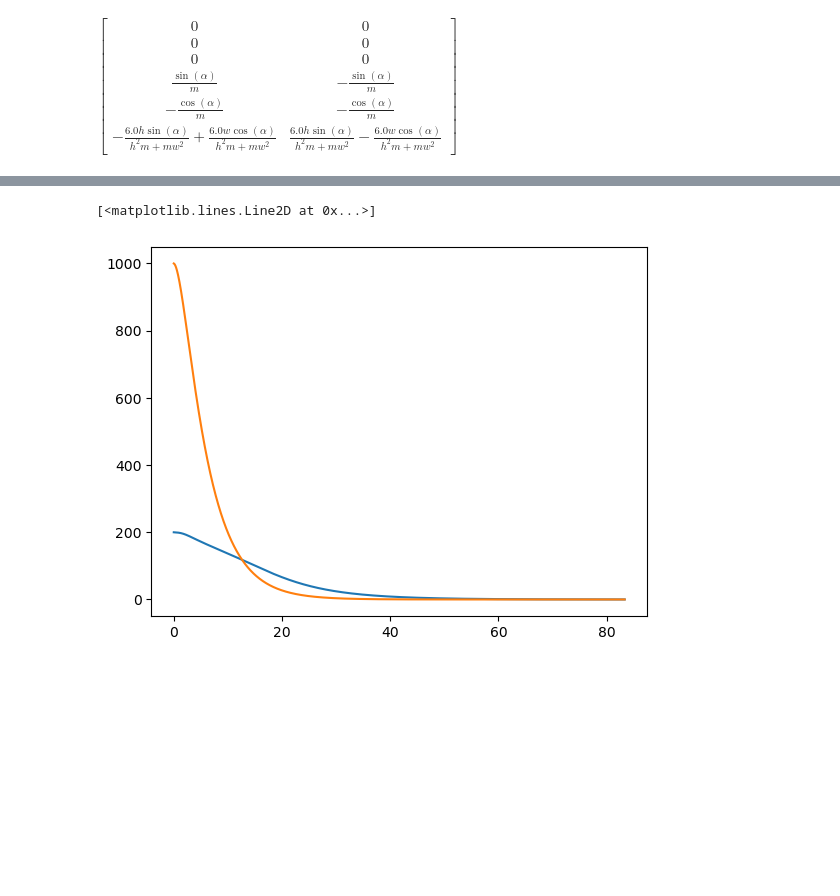
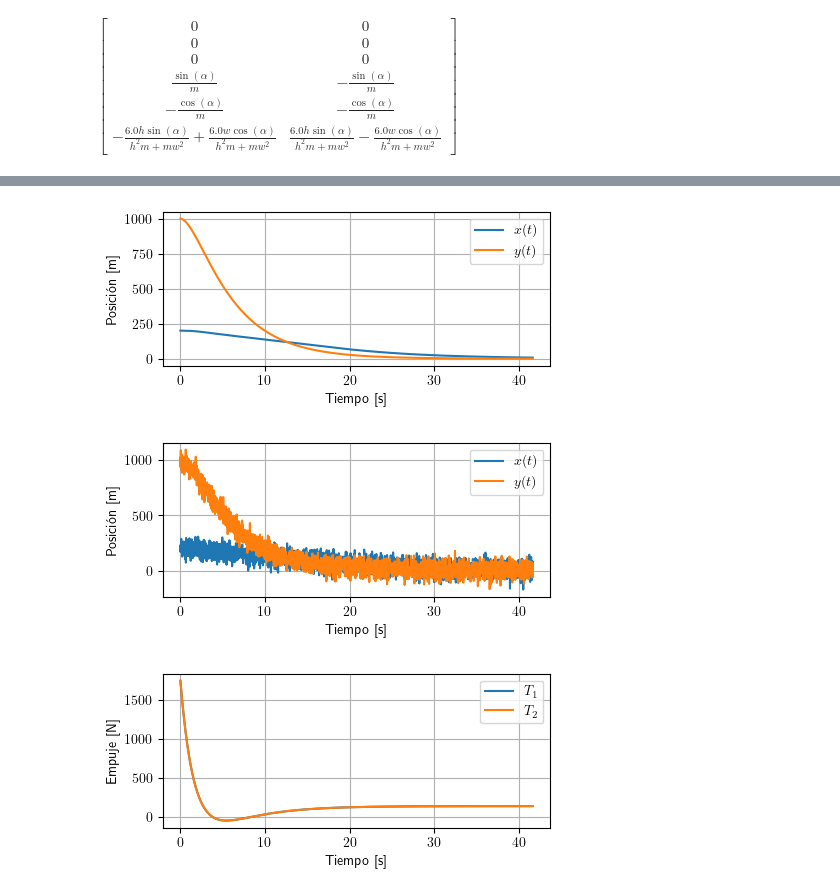
Before and after one commit to qgerman2/ecasa2, a Jupyter notebook: lab.ipynb, the cells around one changed output, grey strips where cells are left out. Saved outputs shown, nothing was run; the diff lists cells and outputs as text; code cells hidden in the pictures; blank space fills up the shorter version.

```diff
--- a/lab.ipynb
+++ b/lab.ipynb
@@ -3,18 +3,24 @@ import numpy as np
 from scipy import signal
 from sympy import *
 import matplotlib.pyplot as plt
+plt.rcParams['text.usetex'] = True
 from numpy.random import randn
 from filterpy.kalman import KalmanFilter
 import eom2js
 
 def disp(name: str, symbol: Symbol):
     display(Eq(Dummy(name), symbol, evaluate=False))
+    print(latex(Eq(Dummy(name), symbol, evaluate=False), mode="equation*"))
 
 def mateq2list(lhs: Matrix, rhs: Matrix):
     L = []
     for i in range(lhs.rows):
         L.append(Eq(lhs[i], rhs[i], evaluate=False))
     return L
+
+def latexprint(expr):
+    display(expr)
+    return print(latex(expr, mode="equation*"))
 # %%
 m = symbols("m")
 T1, T2 = symbols("T1 T2")
@@ -172,20 +182,51 @@ x = np.array([
 # Arrays que almacenan el estado real, tiempo
 xs = []
 ts = []
+zs = []
+us = []
 
 # Simulación
 timestep = 1/60
-for i in range(5000):
+for i in range(2500):
 	t = i * timestep
 	ts.append(t)
 	u = np.dot(-K.gain_matrix, x)
+	us.append(u + control_offset)
 	x = x + [xk * timestep for xk in fun(t, x, u)]
 	xs.append(x)
+	zs.append(get_measurement(x))
 xs = np.array(xs)
-
-plt.plot(ts, xs[:,0])
-plt.plot(ts, xs[:,1])
+zs = np.array(zs)
+us = np.array(us)
-# %% [output]
-[<matplotlib.lines.Line2D at 0x...>]
-[figure, removed]
+# %%
+plt.figure(figsize=(5, 2))
+plt.plot(ts, xs[:,0], label=r"$x(t)$")
+plt.plot(ts, xs[:,1], label=r"$y(t)$")
+plt.legend(loc='upper right')
+plt.grid()
+plt.xlabel(r"Tiempo [s]")
+plt.ylabel(r"Posición [m]")
+plt.savefig("img/sim_sinruido.svg")
+
+plt.figure(figsize=(5, 2))
+plt.plot(ts, zs[:,0], label=r"$x(t)$")
+plt.plot(ts, zs[:,1], label=r"$y(t)$")
+plt.legend(loc='upper right')
+plt.grid()
+plt.xlabel(r"Tiempo [s]")
+plt.ylabel(r"Posición [m]")
+plt.savefig("img/sim_conruido.svg")
+
+plt.figure(figsize=(5, 2))
+plt.plot(ts, us[:,0], label=r"$T_1$")
+plt.plot(ts, us[:,1], label=r"$T_2$")
+plt.legend(loc='upper right')
+plt.grid()
+plt.xlabel(r"Tiempo [s]")
+plt.ylabel(r"Empuje [N]")
+plt.savefig("img/sim_sinruido_u.svg")
+# %% [output]
+[figure, added]
+[figure, added]
+[figure, added]
 # %%
```
Also changed, not shown: parts of 9 cells of this notebook, 43 other files.
